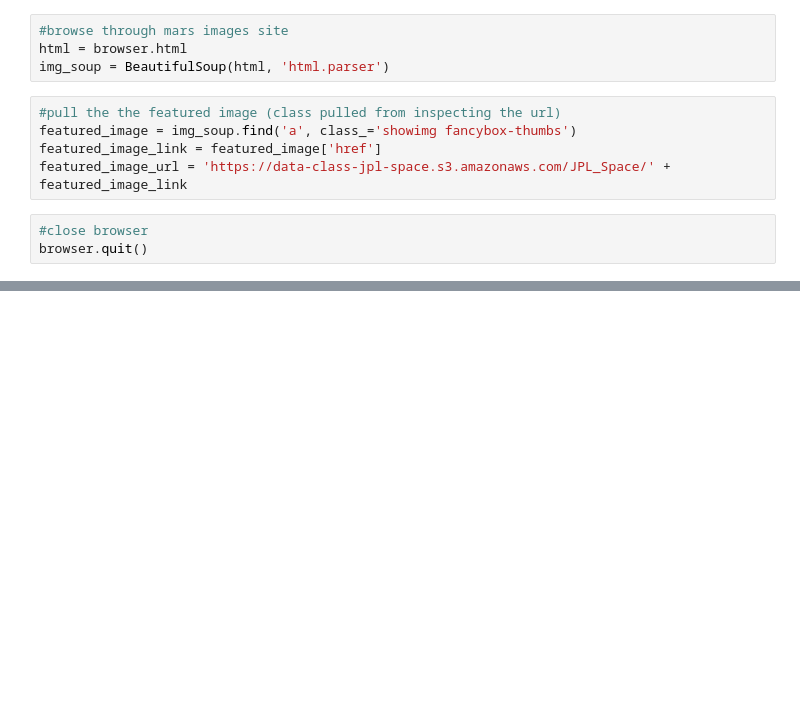
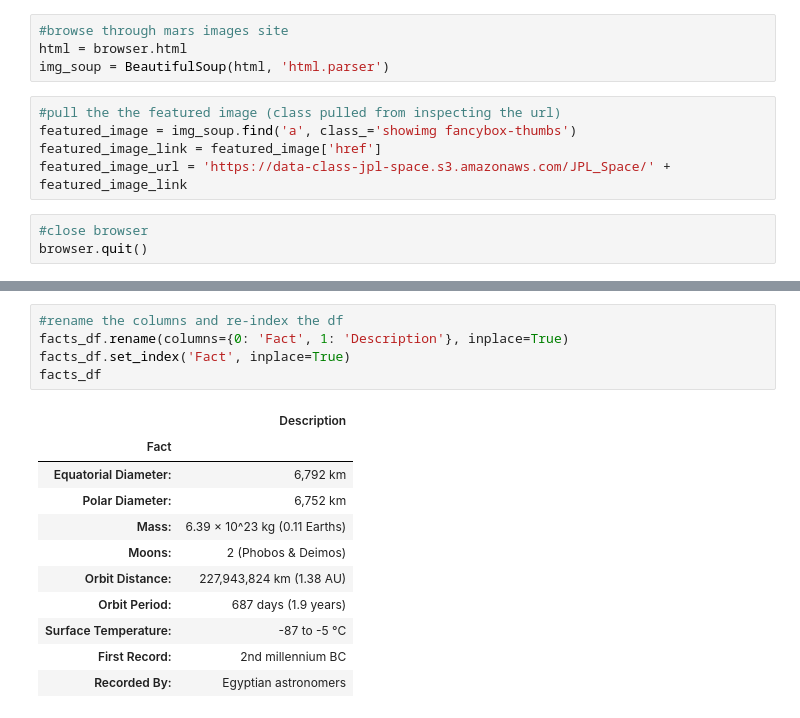
Before and after one commit to zarzarbinks0702/Missions-To-Mars-Web-Scraping, a Jupyter notebook: Missions_to_Mars/mission_to_mars.ipynb, the cells around one changed output, grey strips where cells are left out. Drawn from its saved outputs; the diff is of its cells as text; blank space fills up the shorter version.

```diff
--- a/Missions_to_Mars/mission_to_mars.ipynb
+++ b/Missions_to_Mars/mission_to_mars.ipynb
@@ -83,0 +127,17 @@ browser.quit()
+# %%
+#rename the columns and re-index the df
+facts_df.rename(columns={0: 'Fact', 1: 'Description'}, inplace=True)
+facts_df.set_index('Fact', inplace=True)
+facts_df
+# %% [output]
+|  | Description |
+| Fact |  |
+| Equatorial Diameter: | 6,792 km |
+| Polar Diameter: | 6,752 km |
+| Mass: | 6.39 × 10^23 kg (0.11 Earths) |
+| Moons: | 2 (Phobos & Deimos) |
+| Orbit Distance: | 227,943,824 km (1.38 AU) |
+| Orbit Period: | 687 days (1.9 years) |
+| Surface Temperature: | -87 to -5 °C |
+| First Record: | 2nd millennium BC |
+| Recorded By: | Egyptian astronomers |
```
Also changed, not shown: parts of 8 cells of this notebook.
